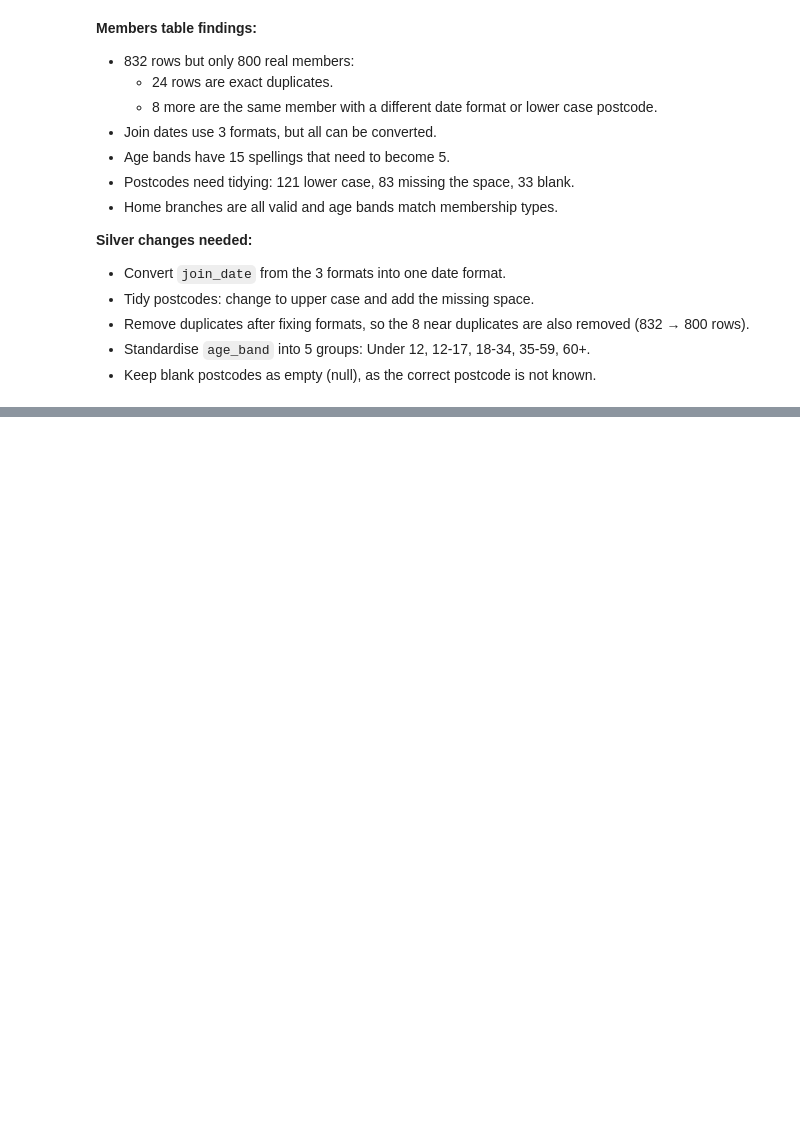
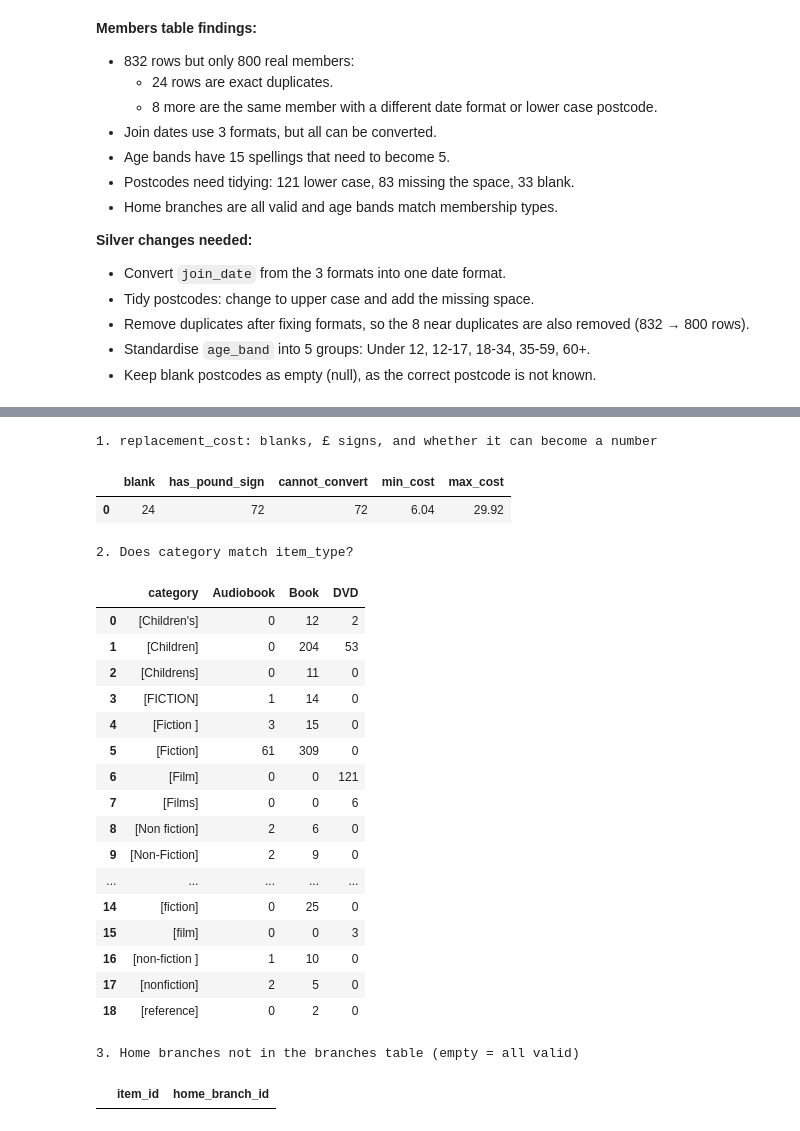
Before and after one commit to HuriyaAhmerr/5782076-AnalyticsEngineering, a Jupyter notebook: 5782076_library_pipeline.ipynb, the cells around one changed output, grey strips where cells are left out. Drawn from its saved outputs; the diff is of its cells as text; code cells hidden in the pictures; blank space fills up the shorter version.

Commit message:
data investigation on items table

```diff
--- a/5782076_library_pipeline.ipynb
+++ b/5782076_library_pipeline.ipynb
@@ -1076,0 +1127,44 @@ display(con.sql("""
+# %%
+# ---- Extra items checks (based on what the reusable functions found) ----
+
+print("1. replacement_cost: blanks, £ signs, and whether it can become a number")
+display(con.sql("""
+    SELECT COUNT(*) FILTER (WHERE replacement_cost IS NULL OR TRIM(replacement_cost) = '') AS blank,
+           COUNT(*) FILTER (WHERE replacement_cost LIKE '%£%')                             AS has_pound_sign,
+           COUNT(*) FILTER (WHERE TRY_CAST(replacement_cost AS DECIMAL(10,2)) IS NULL
+                              AND TRIM(COALESCE(replacement_cost, '')) <> '')              AS cannot_convert,
+           MIN(TRY_CAST(replacement_cost AS DECIMAL(10,2)))                                AS min_cost,
+           MAX(TRY_CAST(replacement_cost AS DECIMAL(10,2)))                                AS max_cost
+    FROM bronze.items""").df())
+
+print("2. Does category match item_type?")
+display(con.sql("""PIVOT (SELECT '[' || category || ']' AS category, item_type FROM bronze.items)
+                   ON item_type USING COUNT(*) ORDER BY category""").df())
+
+print("3. Home branches not in the branches table (empty = all valid)")
+display(con.sql("""SELECT item_id, home_branch_id FROM bronze.items
+                   WHERE home_branch_id NOT IN (SELECT branch_id FROM bronze.branches)""").df())
+# %% [output]
+1. replacement_cost: blanks, £ signs, and whether it can become a number
+|  | blank | has_pound_sign | cannot_convert | min_cost | max_cost |
+| 0 | 24 | 72 | 72 | 6.04 | 29.92 |
+2. Does category match item_type?
+|  | category | Audiobook | Book | DVD |
+| 0 | [Children's] | 0 | 12 | 2 |
+| 1 | [Children] | 0 | 204 | 53 |
+| 2 | [Childrens] | 0 | 11 | 0 |
+| 3 | [FICTION] | 1 | 14 | 0 |
+| 4 | [Fiction ] | 3 | 15 | 0 |
+| 5 | [Fiction] | 61 | 309 | 0 |
+| 6 | [Film] | 0 | 0 | 121 |
+| 7 | [Films] | 0 | 0 | 6 |
+| 8 | [Non fiction] | 2 | 6 | 0 |
+| 9 | [Non-Fiction] | 2 | 9 | 0 |
+| ... | ... | ... | ... | ... |
+| 14 | [fiction] | 0 | 25 | 0 |
+| 15 | [film] | 0 | 0 | 3 |
+| 16 | [non-fiction ] | 1 | 10 | 0 |
+| 17 | [nonfiction] | 2 | 5 | 0 |
+| 18 | [reference] | 0 | 2 | 0 |
+3. Home branches not in the branches table (empty = all valid)
+|  | item_id | home_branch_id |
```
Also changed, not shown: parts of 5 cells of this notebook.
